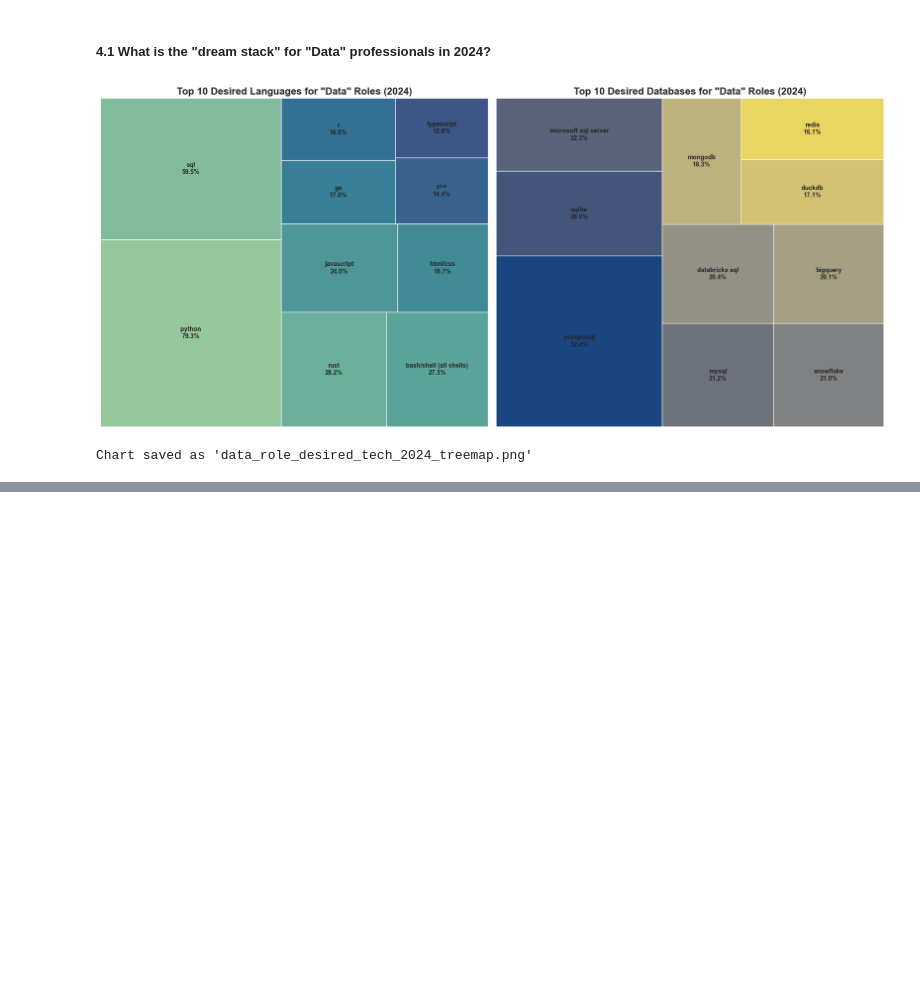
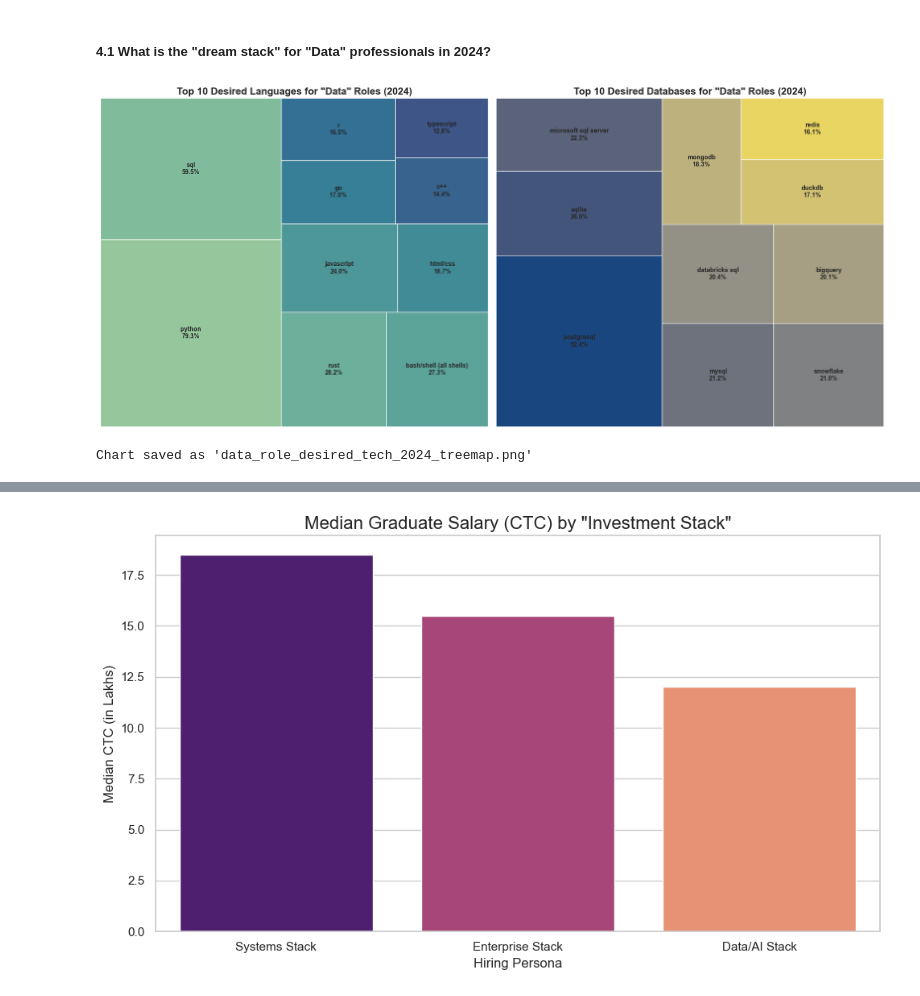
Before and after one commit to 16kushaal/Data-and-Storytelling---Case-Study, a Jupyter notebook: book1.ipynb, the cells around one changed output, grey strips where cells are left out. Saved outputs shown, nothing was run; the diff lists cells and outputs as text; code cells hidden in the pictures; blank space fills up the shorter version.

```diff
--- a/book1.ipynb
+++ b/book1.ipynb
@@ -640,0 +827,89 @@ Chart saved as 'data_role_desired_tech_2024_treemap.png'
+# %%
+import pandas as pd
+import matplotlib.pyplot as plt
+import seaborn as sns
+import numpy as np
+import re # Will use for a more robust check
+
+# --- Load New Data ---
+try:
+    df_grads = pd.read_csv("FRESH_AGENT_results.csv")
+    print("FRESH_AGENT_results.csv loaded successfully.")
+except FileNotFoundError as e:
+    print(f"Error loading file: {e}")
+    raise e
+
+# --- Clean and Prepare Data ---
+# Ensure all skill columns are strings and lowercased for matching
+skill_cols = ['languages', 'platforms', 'aiml', 'web_frameworks']
+for col in skill_cols:
+    df_grads[col] = df_grads[col].astype(str).str.lower()
+
+# Clean 'ctc' column (assuming it's in a consistent unit, e.g., "10.5" for 10.5L)
+# We remove any rows where ctc is not numeric or is 0
+df_grads['ctc'] = pd.to_numeric(df_grads['ctc'], errors='coerce')
+df_grads = df_grads.dropna(subset=['ctc'])
+df_grads = df_grads[df_grads['ctc'] > 0]
+
+# --- Define Stack Personas (CORRECTED) ---
+def get_persona(row):
+    # Create sets of skills for easy, accurate lookup
+    lang_set = set(item.strip() for item in row['languages'].split(','))
+    aiml_set = set(item.strip() for item in row['aiml'].split(','))
+
+    # For web, just check if the string contains any of the keywords
+    # This is closer to the original .str.contains('...|...') logic
+    web_str = row['web_frameworks']
+
+    # Data/AI Stack: Must have Python OR SQL, AND an AI/ML skill
+    has_lang_data = 'python' in lang_set or 'sql' in lang_set
+    has_aiml_data = any(s in aiml_set for s in ['machine learning', 'deep learning', 'tensorflow', 'pytorch', 'hadoop', 'spark'])
+
+    if has_lang_data and has_aiml_data:
+        return 'Data/AI Stack'
+
+    # Enterprise Stack: Must have Java OR C#, AND a web framework
+    has_lang_ent = 'java' in lang_set or 'c#' in lang_set
+    # Use regex search on the whole string for the web frameworks
+    has_web_ent = bool(re.search(r'spring|node|react|angular|\.net', web_str))
+
+    if has_lang_ent and has_web_ent:
+        return 'Enterprise Stack'
+
+    # Systems Stack: Must have C++ OR C (as distinct skills)
+    if 'c++' in lang_set or 'c' in lang_set:
+        return 'Systems Stack'
+
+    return 'Generalist/Other'
+
+# --- Apply the function ---
+df_grads['Stack_Persona'] = df_grads.apply(get_persona, axis=1)
+
+# Filter out the 'Other' category for a cleaner plot
+df_analysis = df_grads[df_grads['Stack_Persona'] != 'Generalist/Other']
+
+# --- Calculate Aggregates ---
+# We use median for a more robust salary comparison (less skewed by outliers)
+# We also get the count to ensure our sample sizes are valid.
+df_summary = df_analysis.groupby('Stack_Persona')['ctc'].agg(['median', 'mean', 'count']).reset_index()
+df_summary = df_summary.sort_values(by='median', ascending=False)
+
+print("\n--- Salary Analysis by Stack Persona (Data) ---")
+print(df_summary)
+
+# --- Create Visualization ---
+sns.set_style("whitegrid")
+plt.figure(figsize=(10, 6))
+sns.barplot(
+    x='Stack_Persona',
+    y='median',
+    data=df_summary,
+    palette='magma'
+)
+plt.title('Median Graduate Salary (CTC) by "Investment Stack"', fontsize=16)
+plt.xlabel('Hiring Persona', fontsize=12)
+plt.ylabel('Median CTC (in Lakhs)', fontsize=12)
+plt.tight_layout()
+plt.savefig('grad_salary_by_stack.png')
+print("Chart saved as 'grad_salary_by_stack.png'")
+# %% [output]
@@ -640,0 +927 @@ Chart saved as 'data_role_desired_tech_2024_treemap.png'
+[figure, added]
```
Also changed, not shown: parts of 4 cells of this notebook, 5 other files.
